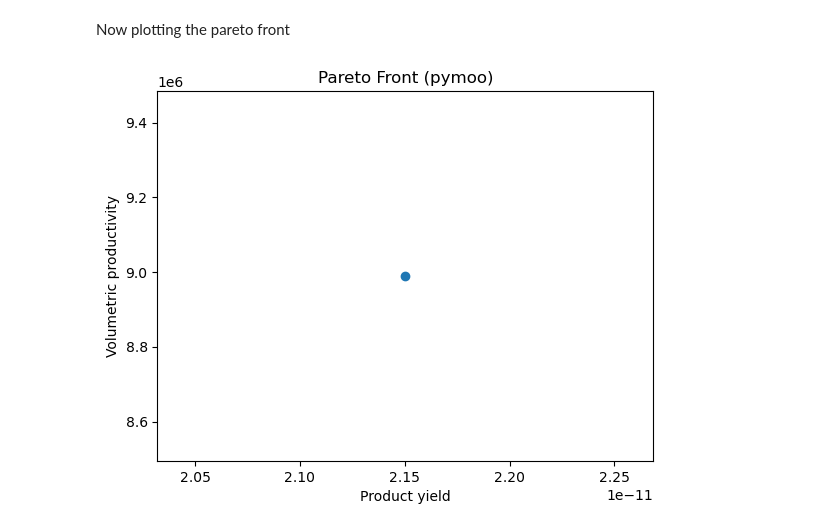
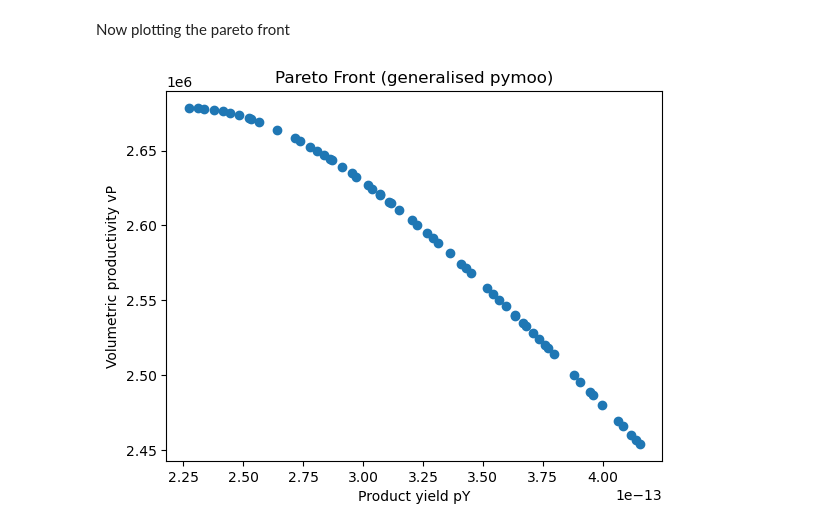
Before and after one commit to alMabey/essentiality_toxicity_circuit, a Jupyter notebook: main_scripts/batch_culture_n_dim_optimisation.ipynb, the cells around one changed output. Saved outputs shown, nothing was run; the diff lists cells and outputs as text; code cells hidden in the pictures.

```diff
--- a/main_scripts/batch_culture_n_dim_optimisation.ipynb
+++ b/main_scripts/batch_culture_n_dim_optimisation.ipynb
@@ -22,11 +22,11 @@ Defining and importing base parameters
 # defining parameters
 sS0 = 0.5; cultvol = 1.25 #quality of the nutrients and volume of the culture
 vX = 726; kX = 1e3 # X export parameters
-tmax = 10000; runintmax = 1e6 #simulation time parameters
+tmax = 20000; runintmax = 1e6 #simulation time parameters
 
 N0  = 1e6
 xS0 = 4.180555555555556e+22; # amount of glucose in media = 10g/L in 1.25L working vol in 3L vessel
-xS0 = 4.180555555555556e+21
+#xS0 = 4.180555555555556e+21
 M0 = 1e8
 # %% [markdown]
 Defining the system topology parameters
@@ -147,11 +140,12 @@ print("Max log vP:", max_vP_log)
 # %% [markdown]
 Running the optimisation to find optimisal pY
 # %%
-res2 = minimize(
-    MaxYieldProblem(xPR, param_indices, lb, ub),
+res_pY = minimize(
+    SingleObjective(obj_id=1),
     GA(pop_size=30),
-    seed=1
+    seed=1,
+    verbose=True
 )
-max_pY_log = abs(res2.F[0])
-print("Max log pY:", max_pY_log)
+max_pY_log = res_pY.F[0]
+print("Max pY:", np.exp(-max_pY_log))
 # %% [output]
@@ -210,0 +171,10 @@ n_gen  |  n_eval  | n_nds  |      eps      |   indicator
+# %%
+scale = np.array([abs(max_vP_log), abs(max_pY_log)])
+termination = get_termination("n_gen", 80)
+res = minimize(
+    MultiObjectiveScaled(scale),
+    NSGA2(pop_size=60),
+    termination,
+    seed=1,
+    verbose=True
+)
@@ -211,14 +199,11 @@ n_gen  |  n_eval  | n_nds  |      eps      |   indicator
 # %% [markdown]
 Extracting the pareto front
 # %%
-pareto_X = res.X
-pareto_scaled = res.F
-pareto_log = pareto_scaled * scale   # undo scale
+pareto_X = res.X                          # parameter sets
+pareto_scaled = res.F                     # scaled objectives
+pareto_unscaled = pareto_scaled * scale   # real objectives
 
-vP_log_vals = pareto_log[:, 0]
-pY_log_vals = pareto_log[:, 1]
-
-vP_vals = 10 ** (-vP_log_vals)
-pY_vals = 10 ** (-pY_log_vals)
+vP_vals = np.exp(-pareto_unscaled[:, 0])
+pY_vals = np.exp(-pareto_unscaled[:, 1])
 
 print("Pareto points:", len(vP_vals))
@@ -226,9 +233,9 @@ print("Pareto points:", len(vP_vals))
 Now plotting the pareto front
 # %%
 plt.scatter(pY_vals, vP_vals)
-plt.xlabel("Product yield")
-plt.ylabel("Volumetric productivity")
-plt.title("Pareto Front (pymoo)")
+plt.xlabel("Product yield pY")
+plt.ylabel("Volumetric productivity vP")
+plt.title("Pareto Front (generalised pymoo)")
 plt.show()
 # %% [output]
-[figure, old version]
+[figure, new version]
```
Also changed, not shown: parts of 18 cells of this notebook, 4 other files.
